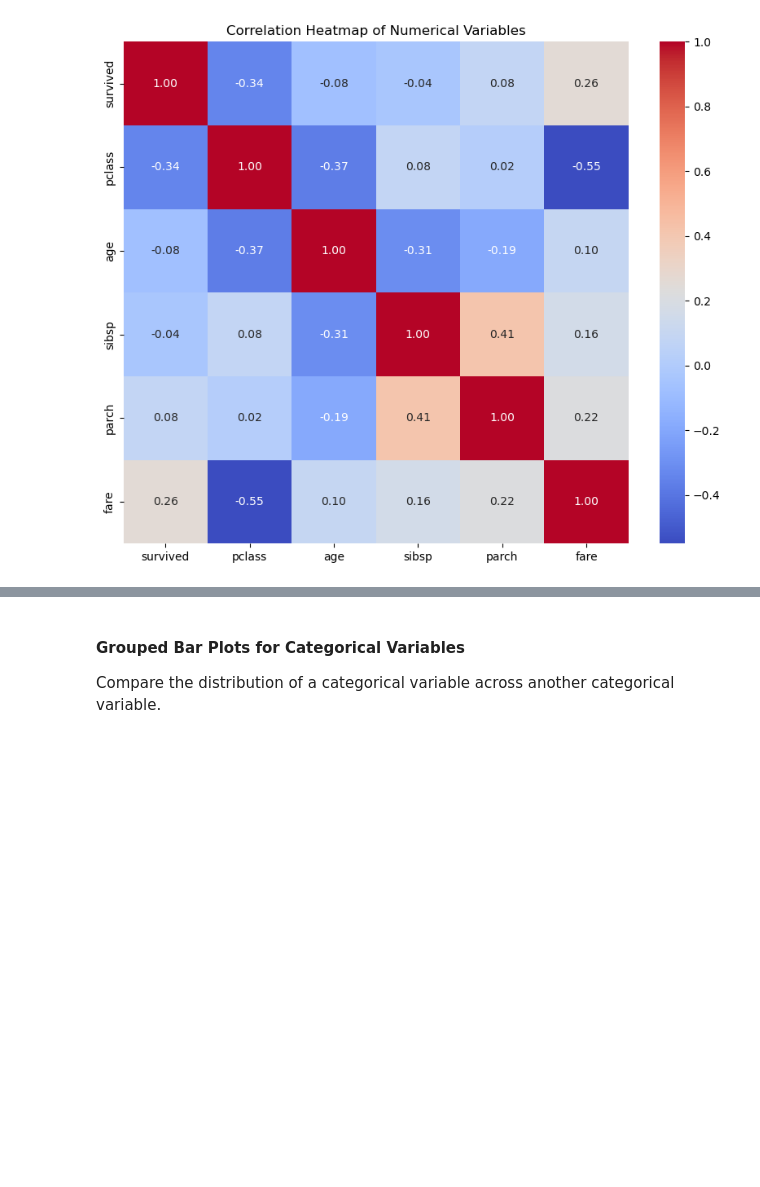
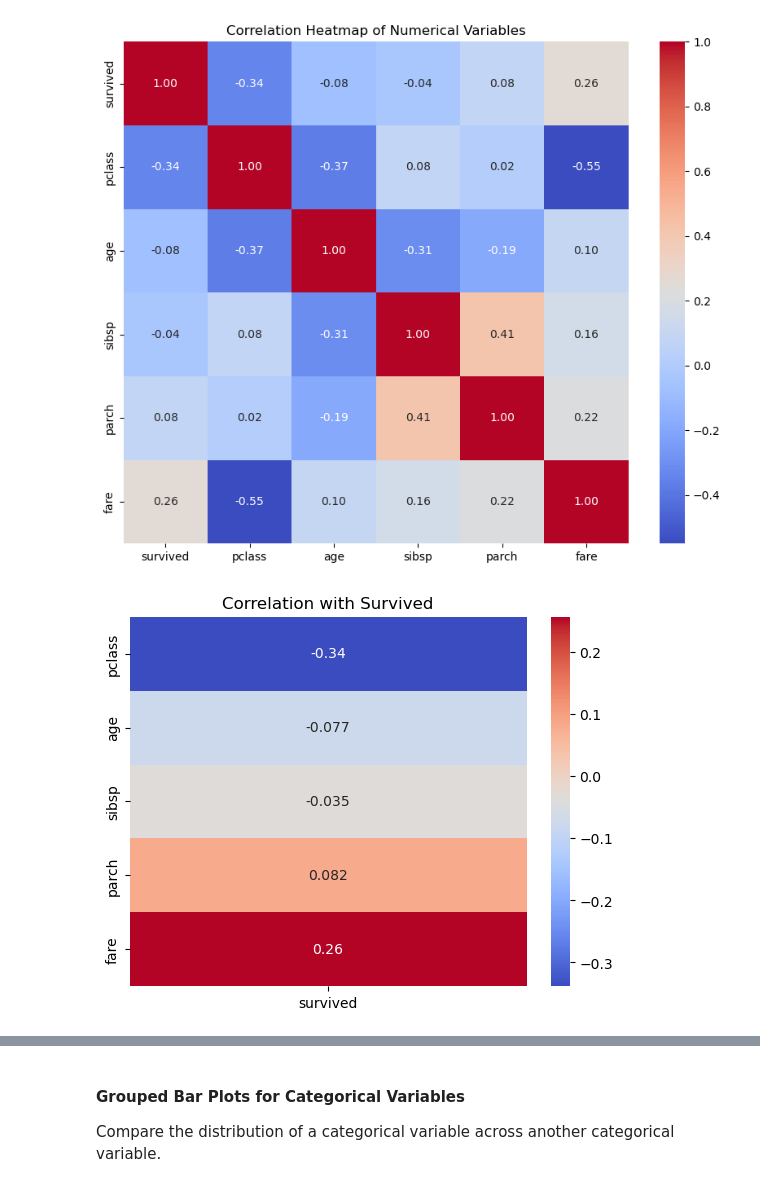
Before and after one commit to NicoleChJ/DataSciencePortafolio, a Jupyter notebook: Code Snippets/EDA/visualization.ipynb, the cells around one changed output, grey strips where cells are left out. Cells and saved outputs as stored; diff of their text form; code cells hidden in the pictures; blank space fills up the shorter version.

```diff
--- a/Code Snippets/EDA/visualization.ipynb
+++ b/Code Snippets/EDA/visualization.ipynb
@@ -114,3 +129,12 @@ plt.title('Correlation Heatmap of Numerical Variables')
 plt.show()
 # %% [output]
 [figure]
+# %%
+#Focus on correlation with target
+df=df.select_dtypes(include=['number'])
+correlation_with_target = df.corr()['survived'].drop('survived')
+sns.heatmap(correlation_with_target.to_frame(), annot=True, cmap='coolwarm')
+plt.title('Correlation with Survived')
+plt.show()
+# %% [output]
+[figure, added]
```
Also changed, not shown: parts of 20 cells of this notebook, 1 other file.
